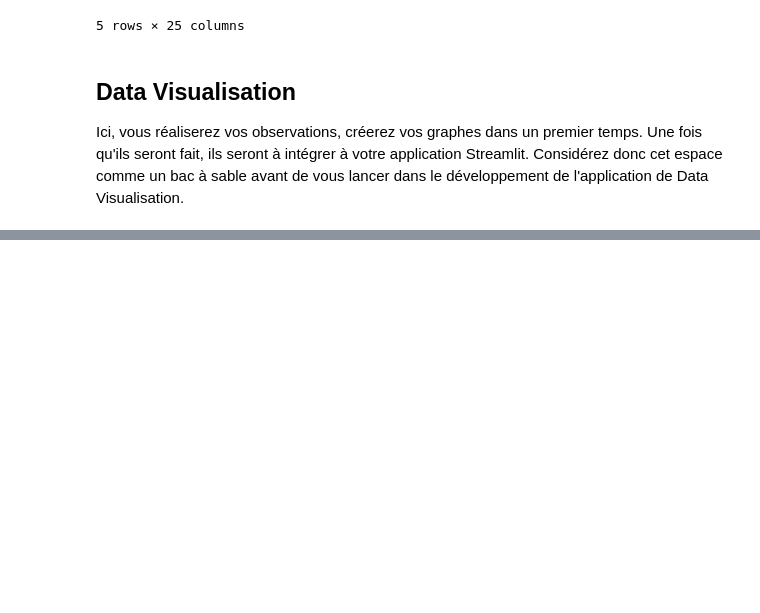
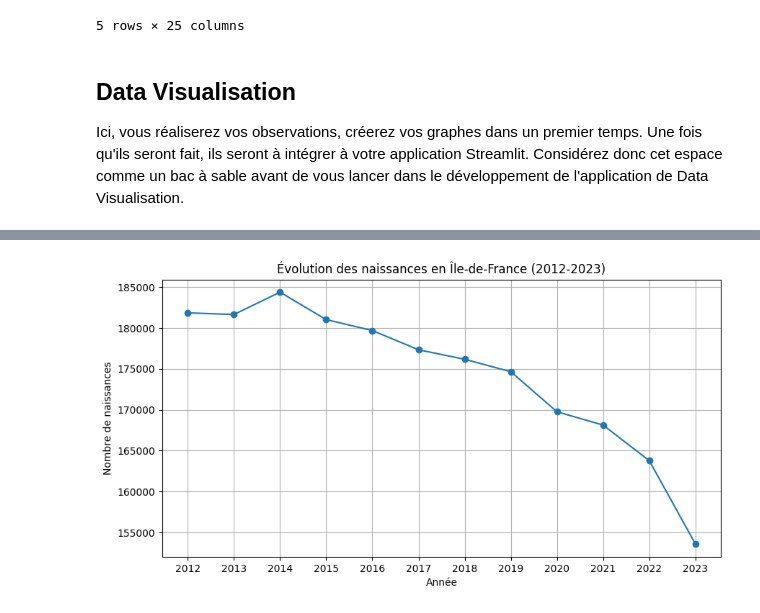
Before and after one commit to Marwa-Mch/Perinatal-Dashboard-France, a Jupyter notebook: notebooks/01_naissances.ipynb, the cells around one changed output, grey strips where cells are left out. Drawn from its saved outputs; the diff is of its cells as text; code cells hidden in the pictures; blank space fills up the shorter version.

```diff
--- a/notebooks/01_naissances.ipynb
+++ b/notebooks/01_naissances.ipynb
@@ -480,0 +630,77 @@ plt.show()
+# %%
+import matplotlib.pyplot as plt
+
+# =====================================================
+# ÉVOLUTION DES NAISSANCES EN ÎLE-DE-FRANCE
+# =====================================================
+
+# Sélection de la ligne correspondant à l'Île-de-France
+
+idf = df_regions[
+    df_regions["zone_géographique"] == "Ile-de-France"
+]
+
+# Liste des années
+
+annees = [
+    "2012",
+    "2013",
+    "2014",
+    "2015",
+    "2016",
+    "2017",
+    "2018",
+    "2019",
+    "2020",
+    "2021",
+    "2022",
+    "2023"
+]
+
+# Récupération des valeurs
+
+naissances = [
+    idf["2012_naissances_totales"].iloc[0],
+    idf["2013_naissances_totales"].iloc[0],
+    idf["2014_naissances_totales"].iloc[0],
+    idf["2015_naissances_totales"].iloc[0],
+    idf["2016_naissances_totales"].iloc[0],
+    idf["2017_naissances_totales"].iloc[0],
+    idf["2018_naissances_totales"].iloc[0],
+    idf["2019_naissances_totales"].iloc[0],
+    idf["2020_naissances_totales"].iloc[0],
+    idf["2021_naissances_totales"].iloc[0],
+    idf["2022_naissances_totales"].iloc[0],
+    idf["2023_naissances_totales"].iloc[0]
+]
+
+# Création du graphique
+
+plt.figure(figsize=(10, 5))
+
+plt.plot(
+    annees,
+    naissances,
+    marker="o"
+)
+
+# Titre
+
+plt.title(
+    "Évolution des naissances en Île-de-France (2012-2023)"
+)
+
+# Noms des axes
+
+plt.xlabel("Année")
+plt.ylabel("Nombre de naissances")
+
+# Ajoute une grille
+
+plt.grid()
+
+# Affichage
+
+plt.show()
+# %% [output]
+[figure, added]
```
Also changed, not shown: parts of 36 cells of this notebook, 8 other files.
